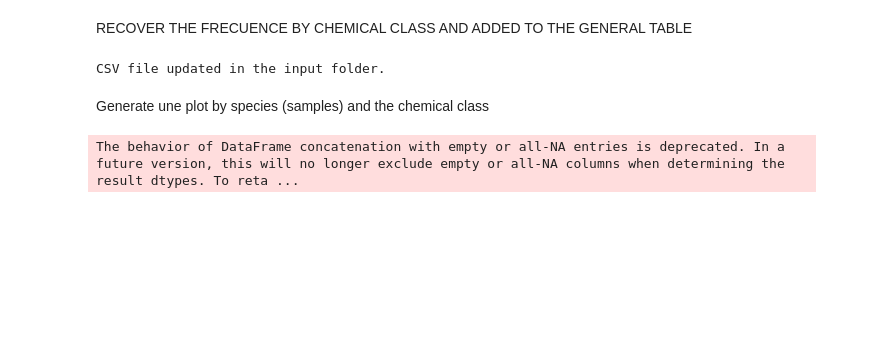
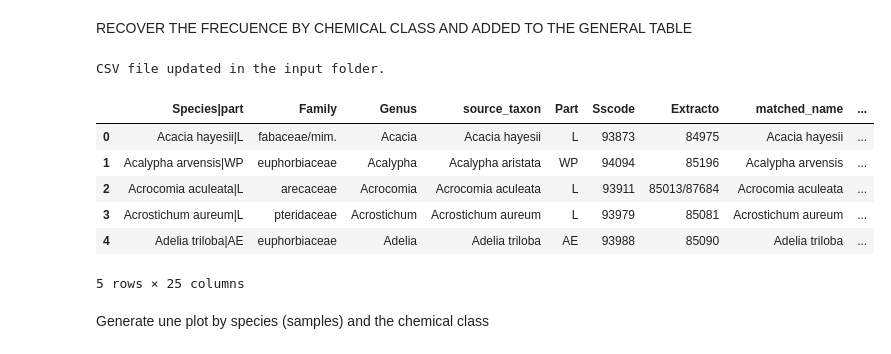
Before and after one commit to luigiquiros/Yggdrasil, a Jupyter notebook: SPARQL_Query_Recover_reported_comp_in_sp_list.ipynb, the cells around one changed output. Saved outputs shown, nothing was run; the diff lists cells and outputs as text; code cells hidden in the pictures; blank space fills up the shorter version.

```diff
--- a/SPARQL_Query_Recover_reported_comp_in_sp_list.ipynb
+++ b/SPARQL_Query_Recover_reported_comp_in_sp_list.ipynb
@@ -20,9 +766,9 @@ DEFINE THE FOLLOWING PARAMETERS
 # %%
 #Paths
 # Input folder containing CSV files
-input_folder = 'C:/Users/quirosgu/Desktop/Poland/Lit/' #'/home/quirosgu/Desktop/FARMA-SHARE/RECHERCHE/FASIE_LAB/LuisQ/Yggdrasil/data_out/genus/'#'C:/Users/quirosgu/Desktop/JLW/genus/'# '/mnt/c/Users/quirosgu/Desktop/JLW/'
+input_folder = 'C:/Users/quirosgu/Desktop/Inmuno/' #'/home/quirosgu/Desktop/FARMA-SHARE/RECHERCHE/FASIE_LAB/LuisQ/Yggdrasil/data_out/genus/'#'C:/Users/quirosgu/Desktop/JLW/genus/'# '/mnt/c/Users/quirosgu/Desktop/JLW/'
 
-species_header = 'ATTRIBUTE_Species' #'full_species'
+species_header = 'query_otol_species'#'ATTRIBUTE_Species' #'full_species'
 
 #lotus databases
 LOTUSDB = 'C:/Users/quirosgu/Documents/Github/Yggdrasil/data_loc/LotusDB_inhouse_metadata.csv'#'/mnt/c/Users/quirosgu/Documents/Github/Yggdrasil/data_loc/LotusDB_inhouse_metadata.csv' #'/home/quirosgu/Desktop/FARMA-SHARE/RECHERCHE/FASIE_LAB/LuisQ/Yggdrasil/data_loc/LotusDB_inhouse_metadata.csv' #'/home/quirosgu/Desktop/FARMA-SHARE/RECHERCHE/FASIE_LAB/LuisQ/Yggdrasil/data_loc/LotusDB_inhouse_metadata.csv' #'C:/Users/quirosgu/Documents/Github/Yggdrasil/data_loc/LotusDB_inhouse_metadata.csv'#'/mnt/c/Users/quirosgu/Documents/Github/Yggdrasil/data_loc/LotusDB_inhouse_metadata.csv' #'/home/quirosgu/Desktop/FARMA-SHARE/RECHERCHE/FASIE_LAB/LuisQ/Yggdrasil/data_loc/LotusDB_inhouse_metadata.csv'
@@ -370,22 +834,16 @@ Saved grouped data for Q code Q3377722 to C:/Users/quirosgu/Desktop/Poland/Lit/o
 # %% [markdown]
 RECOVER THE FRECUENCE BY CHEMICAL CLASS AND ADDED TO THE GENERAL TABLE
 # %%
-process_LOTUS_data(output_folder, input_folder, LOTUSDB_rc)
+processed_data = process_LOTUS_data(output_folder, input_folder, LOTUSDB_rc)
+processed_data.head()
 # %% [output]
 CSV file updated in the input folder.
+|  | Species|part | Family | Genus | source_taxon | Part | Sscode | Extracto | matched_name | ... |
+| 0 | Acacia hayesii|L | fabaceae/mim. | Acacia | Acacia hayesii | L | 93873 | 84975 | Acacia hayesii | ... |
+| 1 | Acalypha arvensis|WP | euphorbiaceae | Acalypha | Acalypha aristata | WP | 94094 | 85196 | Acalypha arvensis | ... |
+| 2 | Acrocomia aculeata|L | arecaceae | Acrocomia | Acrocomia aculeata | L | 93911 | 85013/87684 | Acrocomia aculeata | ... |
+| 3 | Acrostichum aureum|L | pteridaceae | Acrostichum | Acrostichum aureum | L | 93979 | 85081 | Acrostichum aureum | ... |
+| 4 | Adelia triloba|AE | euphorbiaceae | Adelia | Adelia triloba | AE | 93988 | 85090 | Adelia triloba | ... |
+5 rows × 25 columns
 # %% [markdown]
 Generate une plot by species (samples) and the chemical class
-# %%
-# Step 1: Read data from all .tsv files in the output_folder
-all_data = pd.concat([pd.read_csv(os.path.join(output_folder, filename), sep='\t') for filename in os.listdir(os.path.join(output_folder)) if filename.endswith(".tsv")])
-
-# Step 2: Rename the "organism_taxonomy_09species" column to "species"
-all_data.rename(columns={'organism_taxonomy_09species': 'species'}, inplace=True)
-
-# Remove 'API Error-API Error' and 'Not Classified-Not Classified'
-all_data = all_data[~all_data['chemical_class'].isin(['API Error-API Error', 'Not Classified-Not Classified'])]
-
-# Apply the function to each row
-all_data[['Pathway', 'chemical_class']] = all_data.apply(lambda row: split_chemical_superclass(row), axis=1, result_type='expand')
-# %% [output]
-The behavior of DataFrame concatenation with empty or all-NA entries is deprecated. In a future version, this will no longer exclude empty or all-NA columns when determining the result dtypes. To reta ...
```
Also changed, not shown: parts of 11 cells of this notebook, 5 other files.
